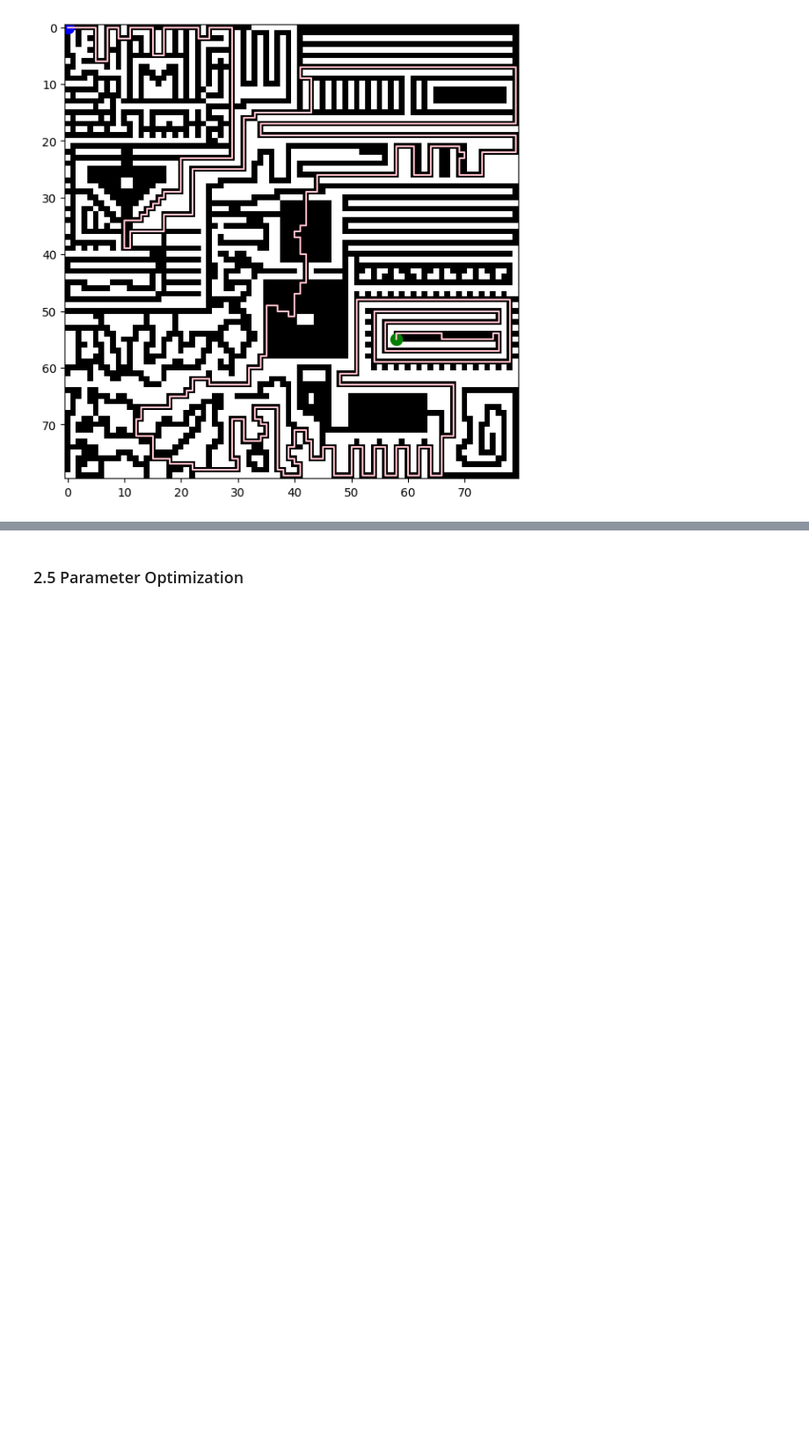
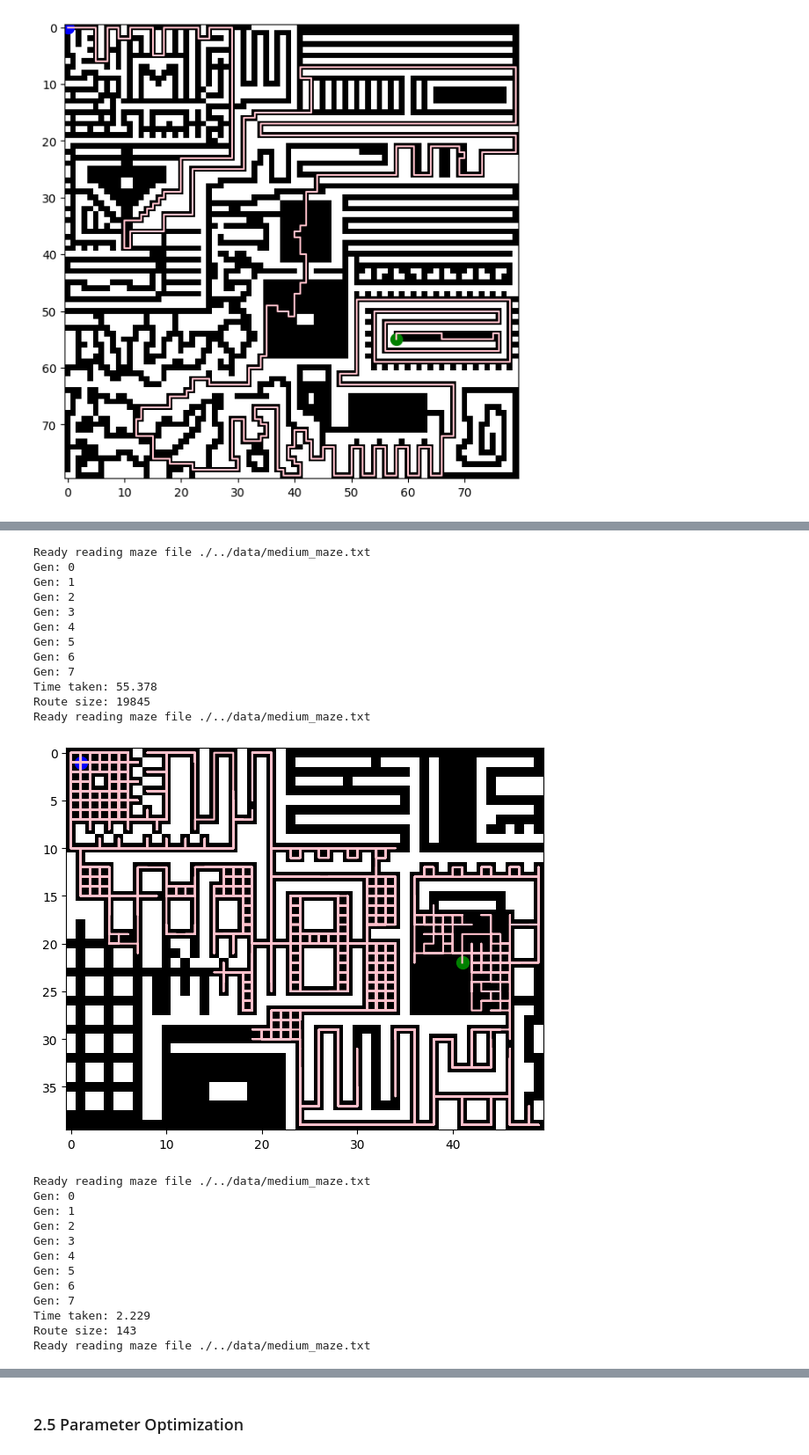
Before and after one commit to CtrlandAlt/IC_Project2, a Jupyter notebook: src/Main.ipynb, the cells around one changed output, grey strips where cells are left out. Shown at 88% size. Cells and saved outputs as stored; diff of their text form; code cells hidden in the pictures; blank space fills up the shorter version.

```diff
--- a/src/Main.ipynb
+++ b/src/Main.ipynb
@@ -780,0 +783,32 @@ We also noticed that the algorithm has a passable runtime performance on the med
+# %%
+shortest_route = trainAnts(8, 8,1600, 0.1, "medium", False)
+visualizeAnts(shortest_route, "medium")
+
+shortest_route = trainAnts(8, 8, 1600, 0.1, "medium", True)
+visualizeAnts(shortest_route, "medium")
+# %% [output]
+Ready reading maze file ./../data/medium_maze.txt
+Gen: 0
+Gen: 1
+Gen: 2
+Gen: 3
+Gen: 4
+Gen: 5
+Gen: 6
+Gen: 7
+Time taken: 55.378
+Route size: 19845
+Ready reading maze file ./../data/medium_maze.txt
+[figure, added]
+Ready reading maze file ./../data/medium_maze.txt
+Gen: 0
+Gen: 1
+Gen: 2
+Gen: 3
+Gen: 4
+Gen: 5
+Gen: 6
+Gen: 7
+Time taken: 2.229
+Route size: 143
+Ready reading maze file ./../data/medium_maze.txt
```
Also changed, not shown: parts of 4 cells of this notebook, 1 other file.
